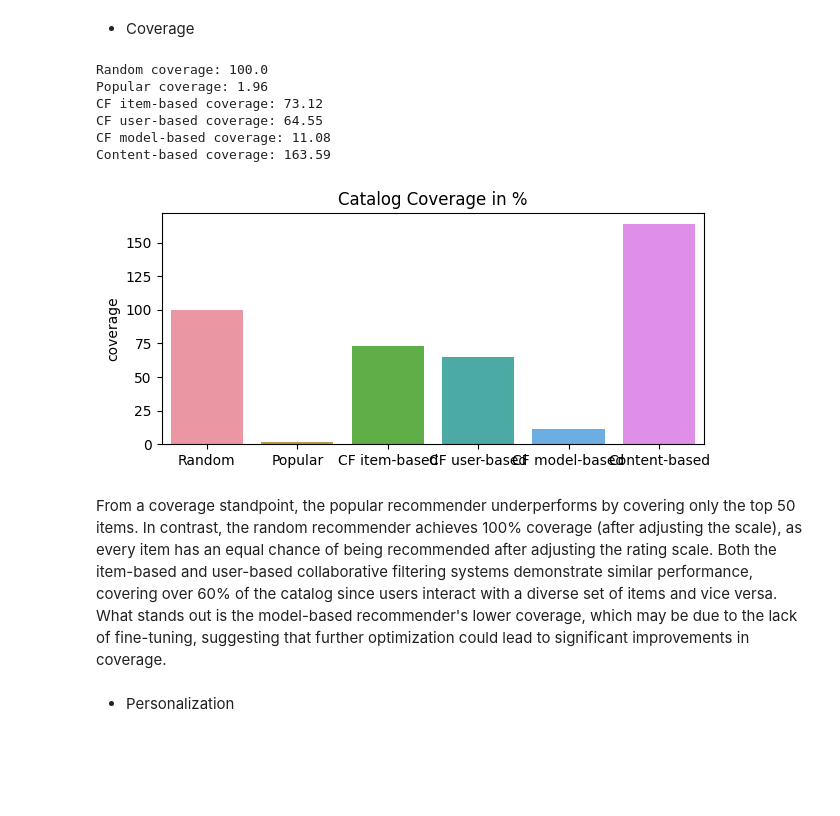
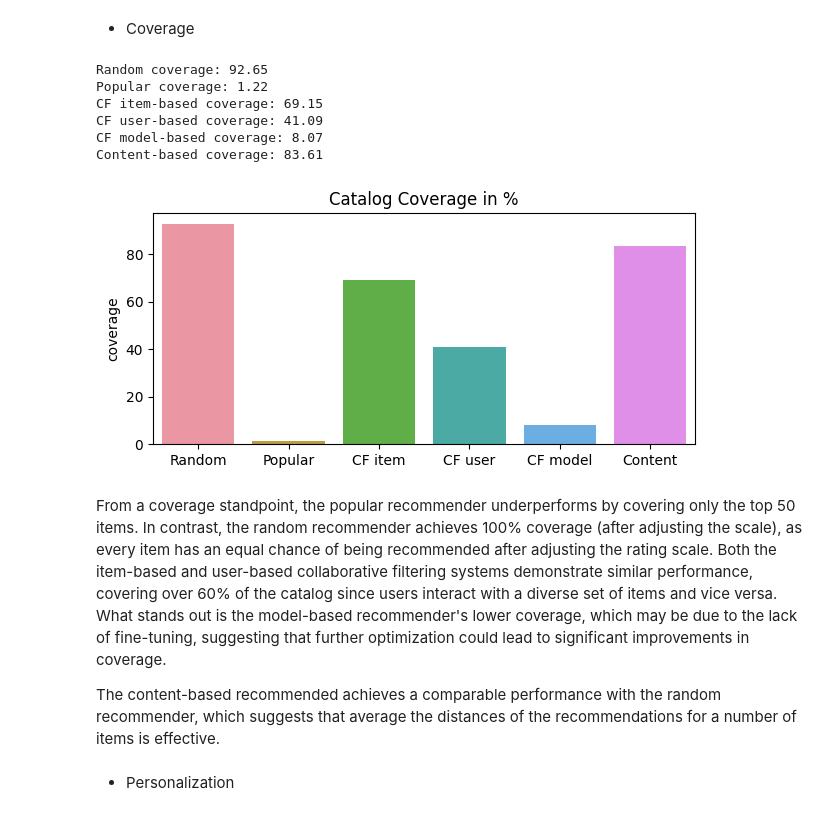
Before and after one commit to Jorgeherrero10/RecEngine, a Jupyter notebook: RecSys_Final_Project.ipynb, the cells around one changed output. Saved outputs shown, nothing was run; the diff lists cells and outputs as text; code cells hidden in the pictures; blank space fills up the shorter version.

Commit message:
content_final

```diff
--- a/RecSys_Final_Project.ipynb
+++ b/RecSys_Final_Project.ipynb
@@ -427,37 +445,3 @@ predictions_cf_model = model_based_RS.test(testset)
 # %% [output]
 Computing the cosine similarity matrix...
 Done computing similarity matrix.
-# %%
-# Group by 'user_id' to get all anime watched by each user
-user_watched_items = ratings_filtered_sample.groupby('user_id')['anime_id'].apply(list)
-
-predictions_content = []  # This will be a list (per user) of recommendation DataFrames.
-n_items_per_user = 10
-
-for user_id, watched_anime_ids in user_watched_items.items():
-    # Choose watched items: use all if fewer than n_items_per_user, else randomly sample n_items_per_user.
-    if len(watched_anime_ids) < n_items_per_user:
-        selected_anime_ids = watched_anime_ids
-    else:
-        random.seed(my_seed)
-        selected_anime_ids = random.sample(watched_anime_ids, n_items_per_user)
-
-    # Use the get_recommendations method to get a DataFrame of all candidate items with aggregated similarity scores.
-    rec_df = content_rs.get_recommendations(selected_anime_ids)
-
-    # Append the recommendations DataFrame for this user to predictions_content.
-    predictions_content.append(rec_df)
-
-# Example: Print recommendations for the first user
-print(predictions_content[0][['anime_id', 'name', 'score']])
-
-#Select the top-n items of predictions
-top_n_content_only_items = []
-n= 50
-
-for rec_df in predictions_content:
-    # Assuming 'rec_df' is already sorted by descending 'score'
-    top_50_df = rec_df.head(n)  # Get the top 50 rows
-    anime_ids_top50 = top_50_df['anime_id'].tolist()
-    top_n_content_only_items.append(anime_ids_top50)
-print(top_n_content_only_items)
@@ -501,16 +469,18 @@ top_n_popular = get_top_n(predictions_popular, n=50, solve_ties=True)  # Remove
 top_n_cf_item = get_top_n(predictions_cf_item, n=50)
 top_n_cf_user = get_top_n(predictions_cf_user, n=50)
 top_n_cf_model = get_top_n(predictions_cf_model, n=50)
+top_n_content = get_top_n(predictions_content, n=50)
 # %%
 top_n_random_only_items  = [[iid for (iid, _) in user_ratings] for user_ratings in top_n_random.values()]
 top_n_popular_only_items = [[iid for (iid, _) in user_ratings] for user_ratings in top_n_popular.values()]
 top_n_cfitem_only_items      = [[iid for (iid, _) in user_ratings] for user_ratings in top_n_cf_item.values()]
 top_n_cfuser_only_items      = [[iid for (iid, _) in user_ratings] for user_ratings in top_n_cf_user.values()]
 top_n_cfmodel_only_items     = [[iid for (iid, _) in user_ratings] for user_ratings in top_n_cf_model.values()]
+top_n_content_only_items    = [[iid for (iid, _) in user_ratings] for user_ratings in top_n_content.values()]
 # %% [markdown]
 * Coverage
 # %%
-catalog = [trainset.to_raw_iid(inner_iid) for inner_iid in trainset.all_items()]
+catalog = [trainset_nonacc.to_raw_iid(inner_iid) for inner_iid in trainset_nonacc.all_items()]
 coverage_random = recmetrics.prediction_coverage(top_n_random_only_items, catalog)
 print(f'Random coverage: {coverage_random}')
 coverage_popular = recmetrics.prediction_coverage(top_n_popular_only_items, catalog)
@@ -524,20 +494,22 @@ print(f'CF model-based coverage: {coverage_modelcf}')
 coverage_content = recmetrics.prediction_coverage(top_n_content_only_items, catalog)
 print(f'Content-based coverage: {coverage_content}')
 # %% [output]
-Random coverage: 100.0
-Popular coverage: 1.96
-CF item-based coverage: 73.12
-CF user-based coverage: 64.55
-CF model-based coverage: 11.08
-Content-based coverage: 163.59
+Random coverage: 92.65
+Popular coverage: 1.22
+CF item-based coverage: 69.15
+CF user-based coverage: 41.09
+CF model-based coverage: 8.07
+Content-based coverage: 83.61
 # %%
 fig = plt.figure(figsize=(7, 3))
-model_names = ['Random', 'Popular', 'CF item-based', 'CF user-based', 'CF model-based', "Content-based"]
+model_names = ['Random', 'Popular', 'CF item', 'CF user', 'CF model', "Content"]
 recmetrics.coverage_plot([coverage_random, coverage_popular, coverage_itemcf, coverage_usercf, coverage_modelcf, coverage_content], model_names)
 # %% [output]
-[figure, old version]
+[figure, new version]
 # %% [markdown]
 From a coverage standpoint, the popular recommender underperforms by covering only the top 50 items. In contrast, the random recommender achieves 100% coverage (after adjusting the scale), as every item has an equal chance of being recommended after adjusting the rating scale. Both the item-based and user-based collaborative filtering systems demonstrate similar performance, covering over 60% of the catalog since users interact with a diverse set of items and vice versa. What stands out is the model-based recommender's lower coverage, which may be due to the lack of fine-tuning, suggesting that further optimization could lead to significant improvements in coverage.
+
+The content-based recommended achieves a comparable performance with the random recommender, which suggests that average the distances of the recommendations for a number of items is effective.
 # %% [markdown]
 * Personalization
 # %%
```
Also changed, not shown: parts of 33 cells of this notebook.
